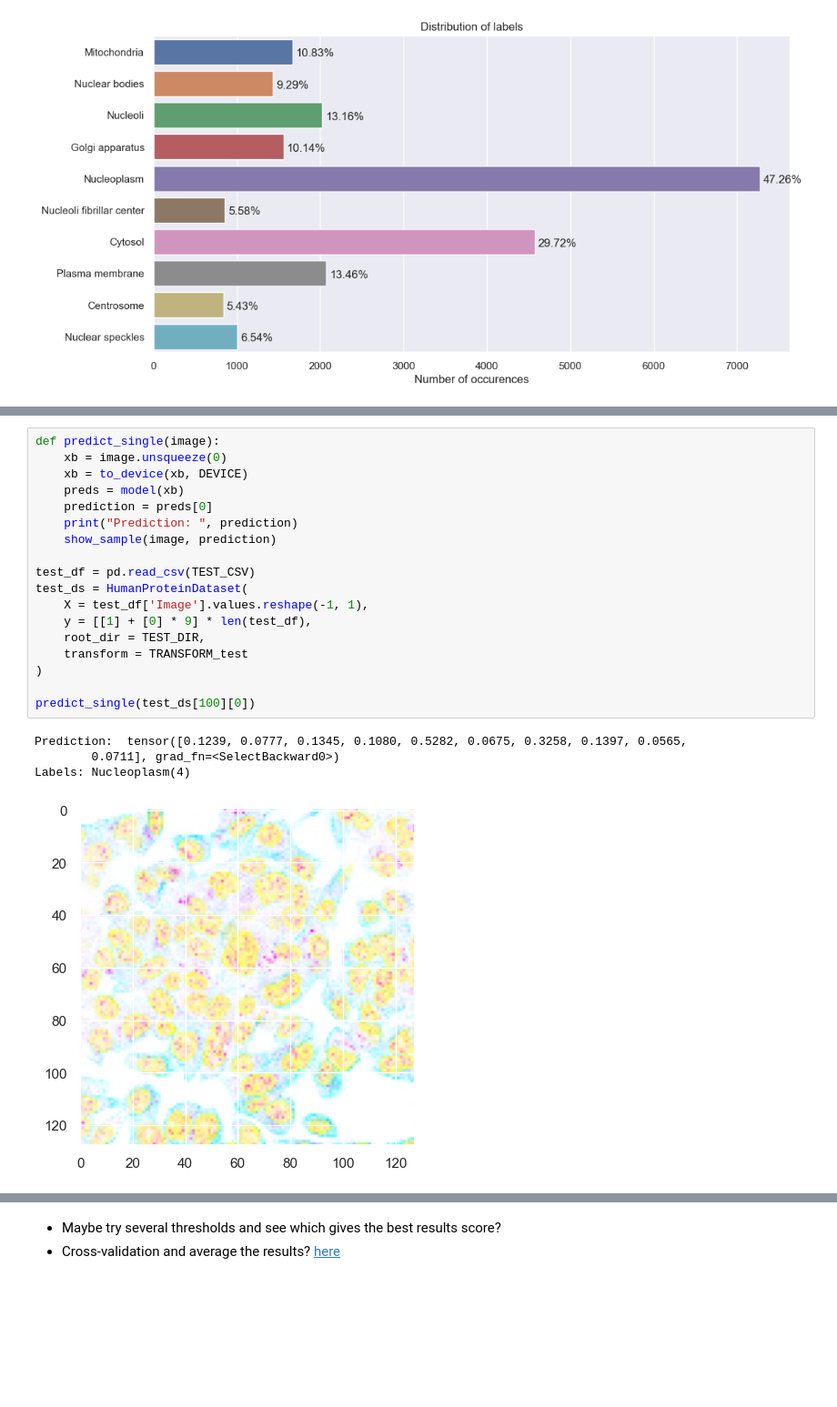
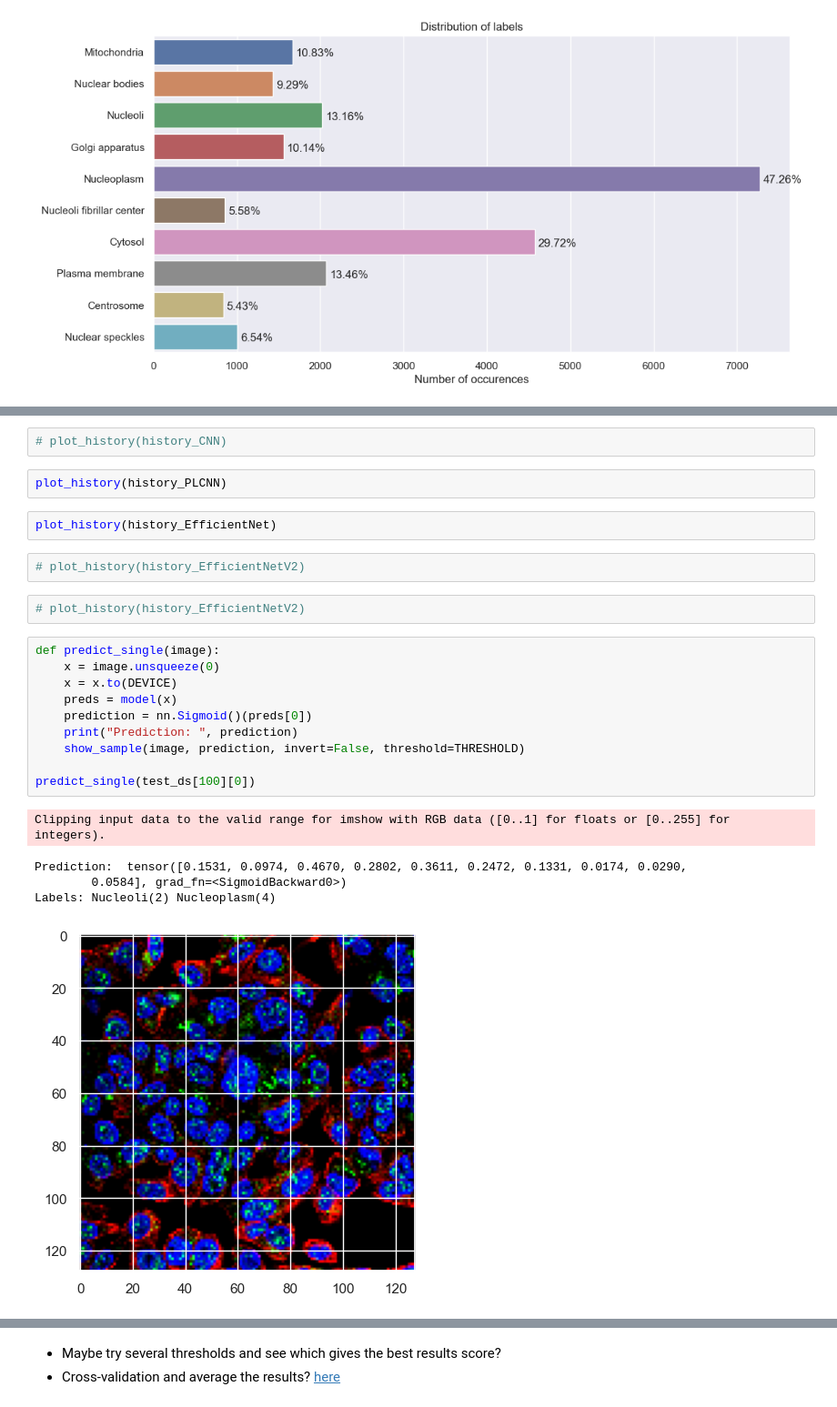
Before and after one commit to robsyc/ProteinLocalizer, a Jupyter notebook: new_notebook.ipynb, the cells around one changed output, grey strips where cells are left out. Shown at 91% size. Cells and saved outputs as stored; diff of their text form; blank space fills up the shorter version.

```diff
--- a/new_notebook.ipynb
+++ b/new_notebook.ipynb
@@ -403,24 +631,27 @@ Epoch [1], train_loss: 0.3745, val_loss: 0.3747, val_score: 0.3644
+# %%
+# plot_history(history_CNN)
+# %%
+plot_history(history_PLCNN)
+# %%
+plot_history(history_EfficientNet)
+# %%
+# plot_history(history_EfficientNetV2)
+# %%
+# plot_history(history_EfficientNetV2)
 # %%
 def predict_single(image):
-    xb = image.unsqueeze(0)
-    xb = to_device(xb, DEVICE)
-    preds = model(xb)
-    prediction = preds[0]
+    x = image.unsqueeze(0)
+    x = x.to(DEVICE)
+    preds = model(x)
+    prediction = nn.Sigmoid()(preds[0])
     print("Prediction: ", prediction)
-    show_sample(image, prediction)
-
-test_df = pd.read_csv(TEST_CSV)
-test_ds = HumanProteinDataset(
-    X = test_df['Image'].values.reshape(-1, 1),
-    y = [[1] + [0] * 9] * len(test_df),
-    root_dir = TEST_DIR,
-    transform = TRANSFORM_test
-)
+    show_sample(image, prediction, invert=False, threshold=THRESHOLD)
 
 predict_single(test_ds[100][0])
 # %% [output]
-Prediction:  tensor([0.1239, 0.0777, 0.1345, 0.1080, 0.5282, 0.0675, 0.3258, 0.1397, 0.0565,
-        0.0711], grad_fn=<SelectBackward0>)
-Labels: Nucleoplasm(4)
+Clipping input data to the valid range for imshow with RGB data ([0..1] for floats or [0..255] for integers).
+Prediction:  tensor([0.1531, 0.0974, 0.4670, 0.2802, 0.3611, 0.2472, 0.1331, 0.0174, 0.0290,
+        0.0584], grad_fn=<SigmoidBackward0>)
+Labels: Nucleoli(2) Nucleoplasm(4)
-[figure, old version]
+[figure, new version]
 # %%
```
Also changed, not shown: parts of 18 cells of this notebook, 1 other file.
